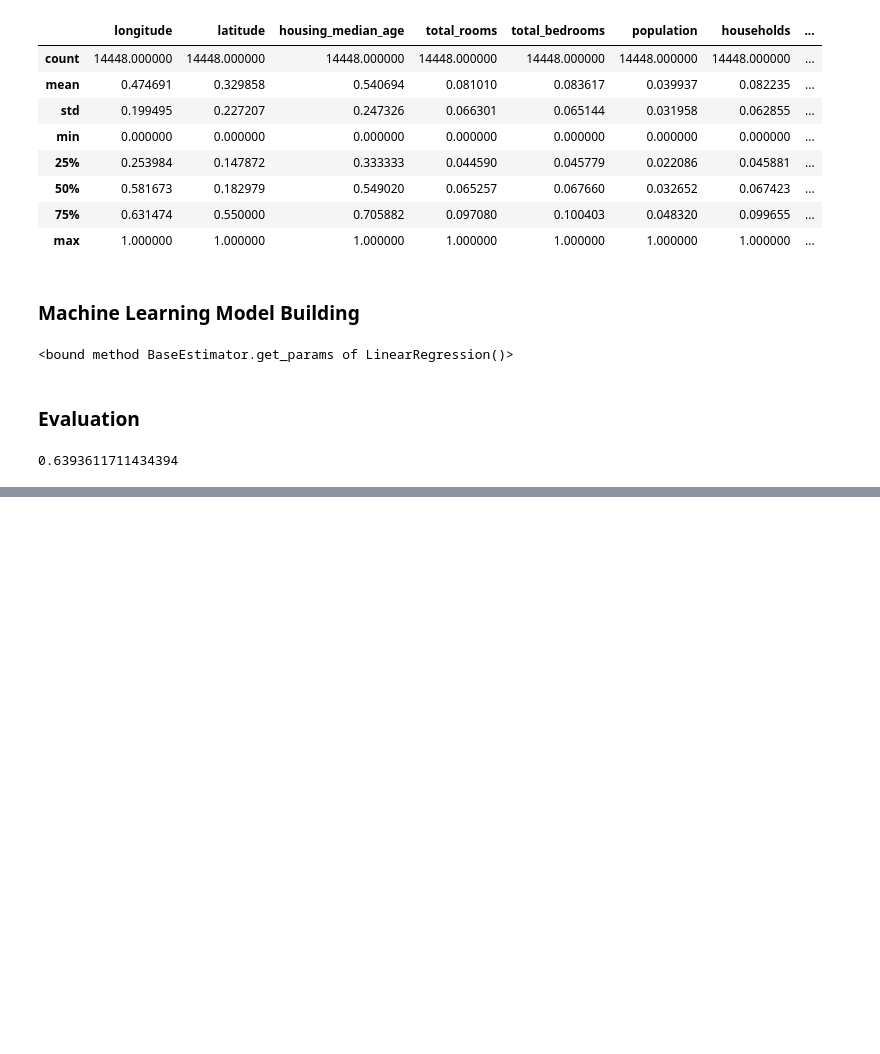
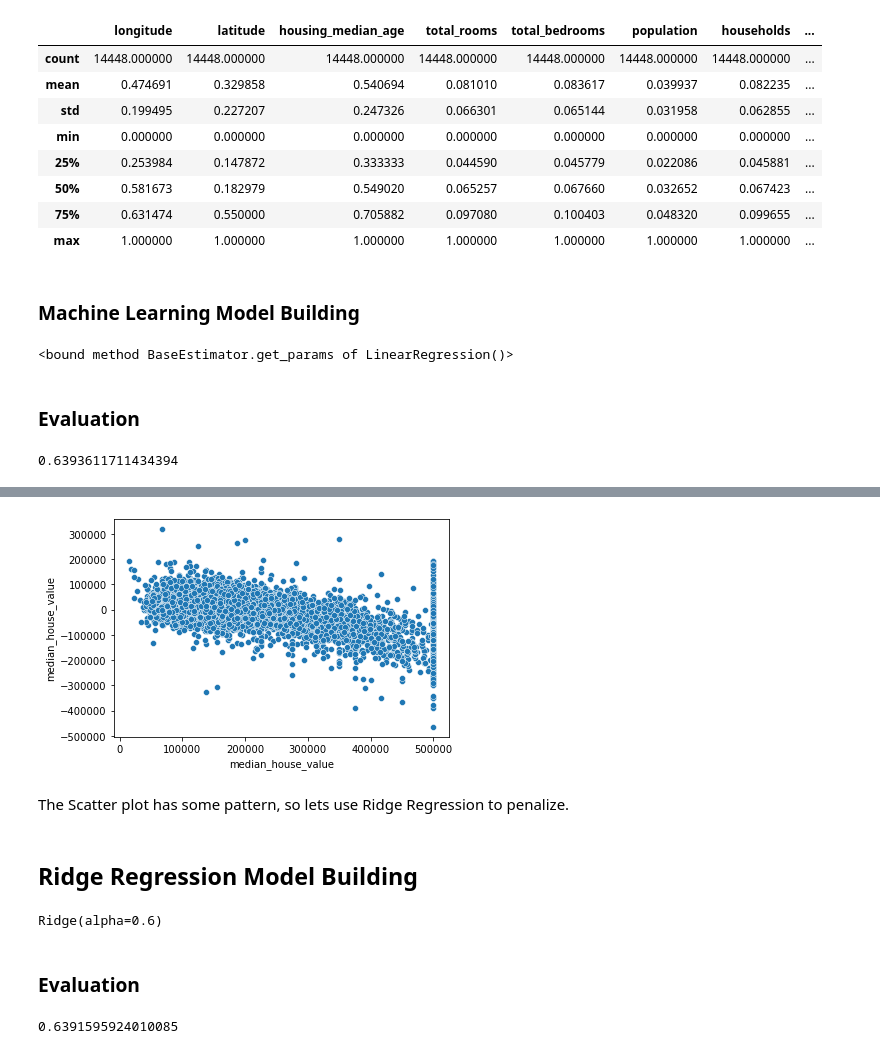
Before and after one commit to RamCham69/PricePrediction-of-House, a Jupyter notebook: HousePrice Prediction.ipynb, the cells around one changed output, grey strips where cells are left out. Drawn from its saved outputs; the diff is of its cells as text; code cells hidden in the pictures; blank space fills up the shorter version.

```diff
--- a/HousePrice Prediction.ipynb
+++ b/HousePrice Prediction.ipynb
@@ -182,0 +206,18 @@ r2_score(y_test, y_test_pred)
+# %%
+# residual scatter plot
+
+sns.scatterplot(y_test, residuals)
+plt.show()
+# %% [output]
+[figure, added]
+# %% [markdown]
+The Scatter plot has some pattern, so lets use Ridge Regression to penalize.
+# %% [markdown]
+## Ridge Regression Model Building
+# %%
+from sklearn.linear_model import Ridge
+
+ridge_model = Ridge(alpha=0.6)
+ridge_model.fit(X_train, y_train)
+# %% [output]
+Ridge(alpha=0.6)
@@ -182,0 +226,6 @@ r2_score(y_test, y_test_pred)
+# %% [markdown]
+### Evaluation
+# %%
+r2_score(y_test, y_test_ridge_pred)
+# %% [output]
+0.6391595924010085
```
Also changed, not shown: parts of 11 cells of this notebook.
